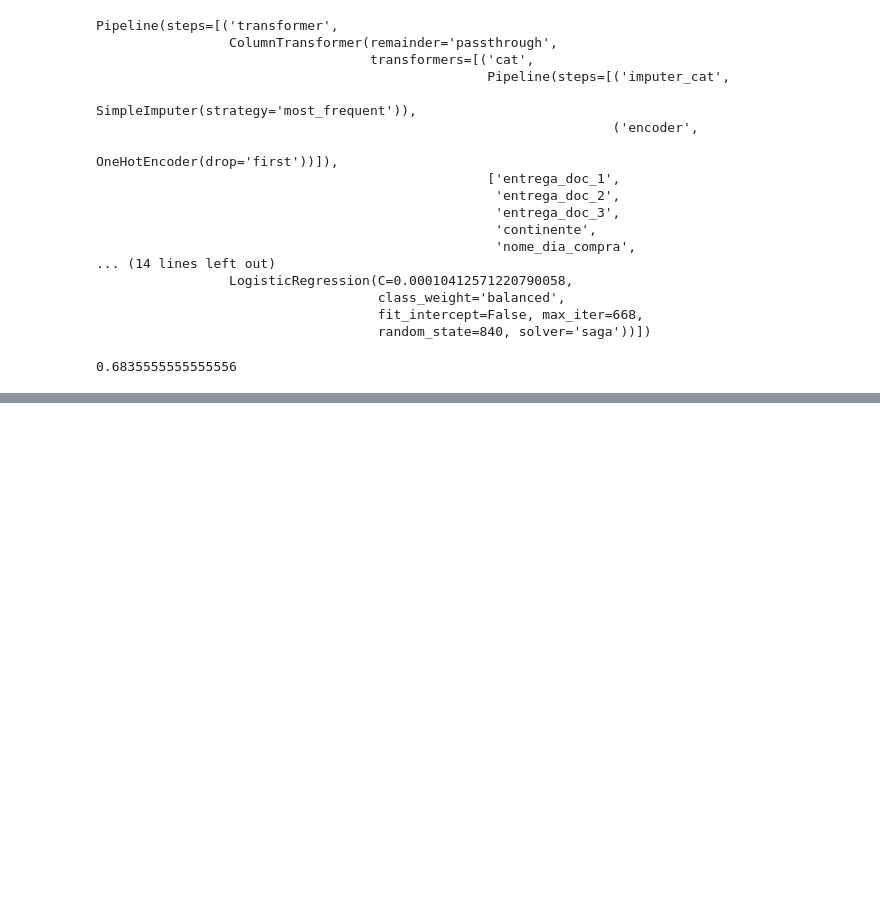
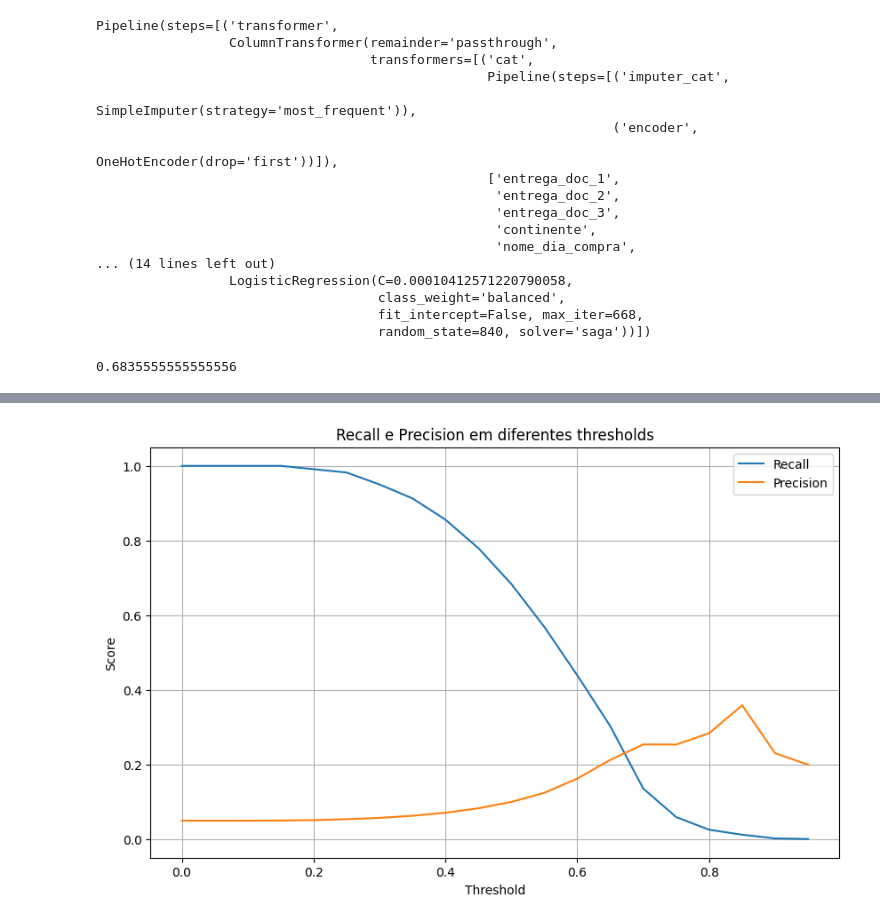
Before and after one commit to dnsrsdata/preditor_fraude, a Jupyter notebook: notebooks/model_experimentation.ipynb, the cells around one changed output, grey strips where cells are left out. Cells and saved outputs as stored; diff of their text form; code cells hidden in the pictures; blank space fills up the shorter version.

Commit message:
Finalizando o cálculo de ganhos e perdas de cada threshold

```diff
--- a/notebooks/model_experimentation.ipynb
+++ b/notebooks/model_experimentation.ipynb
@@ -559,3 +492,11 @@ params['random_state'] = rs
+# %%
+params = {'C': 0.00010412571220790058,
+'penalty': 'l2',
+'solver': 'saga',
+'max_iter': 668,
+'fit_intercept': False,
+'class_weight': 'balanced',
+'random_state':rs}
 # %%
 # Criando os pipeline com os transformers
 pipe_cat = Pipeline([("imputer_cat", SimpleImputer(strategy='most_frequent')),
@@ -605,0 +558,7 @@ recall_score(y_teste, pipe.predict(x_teste))
+# %%
+# Buscando as previsões do modelo antigo
+predict_modelo_antigo = data_fraud["score_fraude_modelo"].apply(lambda score: 1 if score >= 50 else 0)
+predict_modelo_antigo = predict_modelo_antigo.iloc[y_teste.index]
+
+# Calculando o recall
+recall_score(y_teste, predict_modelo_antigo)
@@ -605,0 +622,40 @@ recall_score(y_teste, pipe.predict(x_teste))
+# %%
+# Definindo listas vazias
+thresholds = []
+recall_list = []
+precision_list = []
+earnings = []
+loses = []
+diff_earnings_loses = []
+
+# Calculando as métricas para cada threshold
+for threshold in np.arange(0, 1, 0.05):
+    predictions = (pipe.predict_proba(x_teste)[:, 1] >= threshold).astype(int)
+    recall = recall_score(y_teste, predictions)
+    precision = precision_score(y_teste, predictions)
+    recall_list.append(recall)
+    precision_list.append(precision)
+    thresholds.append(threshold)
+
+    conjunto_teste[f"predict_threshold_{str(threshold).replace('.', '_')}"] = predictions
+    acertos = conjunto_teste.query(f"fraude == 0 and predict_threshold_{str(threshold).replace('.', '_')} == 0")
+    erros = conjunto_teste.query(f"fraude == 1 and predict_threshold_{str(threshold).replace('.', '_')} == 0")
+    ganhos = (acertos["valor_compra"] * 0.10).sum()
+    perdas = erros["valor_compra"].sum()
+    diff_ganhos_perdas = ganhos - perdas
+    earnings.append(ganhos)
+    loses.append(perdas)
+    diff_earnings_loses.append(diff_ganhos_perdas)
+
+# Plotando o gráfico
+plt.figure(figsize=(10, 6))
+sns.lineplot(x=thresholds, y=recall_list, label='Recall')
+sns.lineplot(x=thresholds, y=precision_list, label='Precision')
+plt.xlabel('Threshold')
+plt.ylabel('Score')
+plt.title('Recall e Precision em diferentes thresholds')
+plt.legend()
+plt.grid(True)
+plt.show()
+# %% [output]
+[figure, added]
```
Also changed, not shown: parts of 15 cells of this notebook.
